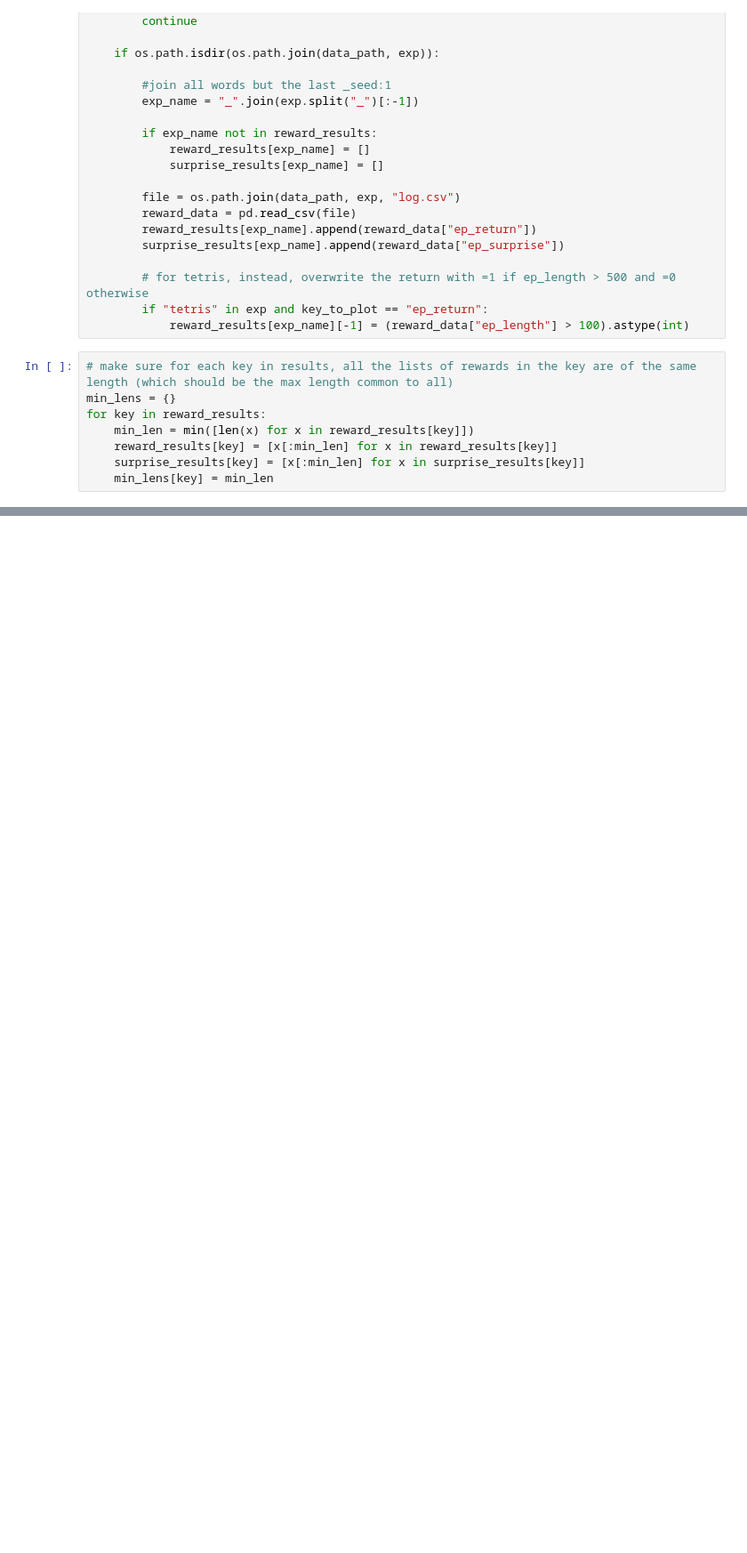
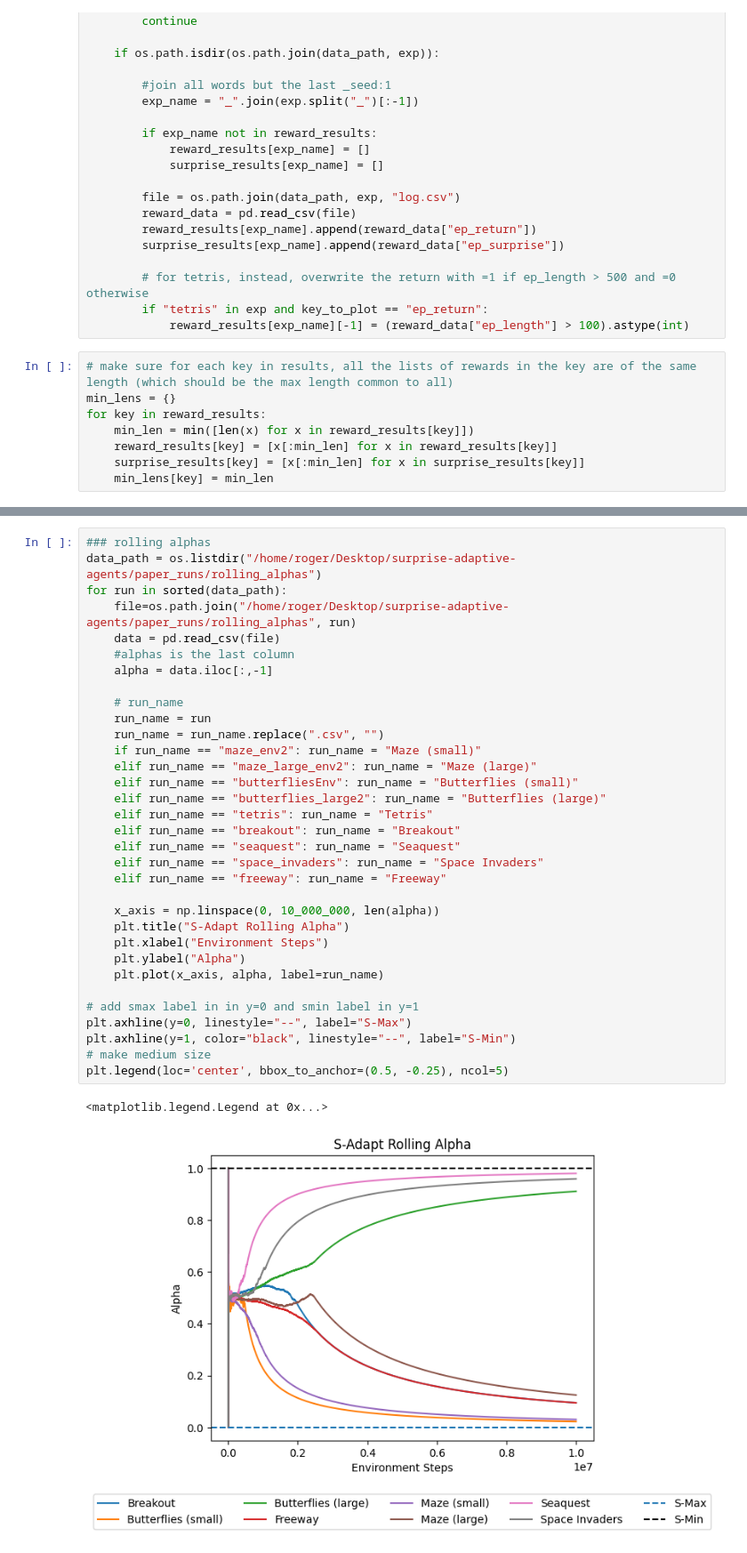
Before and after one commit to roger-creus/surprise-adaptive-agents, a Jupyter notebook: plots/RLC_paper_results.ipynb, the cells around one changed output, grey strips where cells are left out. Shown at 89% size. Cells and saved outputs as stored; diff of their text form; blank space fills up the shorter version.

```diff
--- a/plots/RLC_paper_results.ipynb
+++ b/plots/RLC_paper_results.ipynb
@@ -126,0 +147,36 @@ for env in env_names:
+# %%
+### rolling alphas
+data_path = os.listdir("/home/roger/Desktop/surprise-adaptive-agents/paper_runs/rolling_alphas")
+for run in sorted(data_path):
+    file=os.path.join("/home/roger/Desktop/surprise-adaptive-agents/paper_runs/rolling_alphas", run)
+    data = pd.read_csv(file)
+    #alphas is the last column
+    alpha = data.iloc[:,-1]
+
+    # run_name
+    run_name = run
+    run_name = run_name.replace(".csv", "")
+    if run_name == "maze_env2": run_name = "Maze (small)"
+    elif run_name == "maze_large_env2": run_name = "Maze (large)"
+    elif run_name == "butterfliesEnv": run_name = "Butterflies (small)"
+    elif run_name == "butterflies_large2": run_name = "Butterflies (large)"
+    elif run_name == "tetris": run_name = "Tetris"
+    elif run_name == "breakout": run_name = "Breakout"
+    elif run_name == "seaquest": run_name = "Seaquest"
+    elif run_name == "space_invaders": run_name = "Space Invaders"
+    elif run_name == "freeway": run_name = "Freeway"
+
+    x_axis = np.linspace(0, 10_000_000, len(alpha))
+    plt.title("S-Adapt Rolling Alpha")
+    plt.xlabel("Environment Steps")
+    plt.ylabel("Alpha")
+    plt.plot(x_axis, alpha, label=run_name)
+
+# add smax label in in y=0 and smin label in y=1
+plt.axhline(y=0, linestyle="--", label="S-Max")
+plt.axhline(y=1, color="black", linestyle="--", label="S-Min")
+# make medium size
+plt.legend(loc='center', bbox_to_anchor=(0.5, -0.25), ncol=5)
+# %% [output]
+<matplotlib.legend.Legend at 0x...>
+[figure, added]
```
Also changed, not shown: parts of 2 cells of this notebook, 5 other files.
